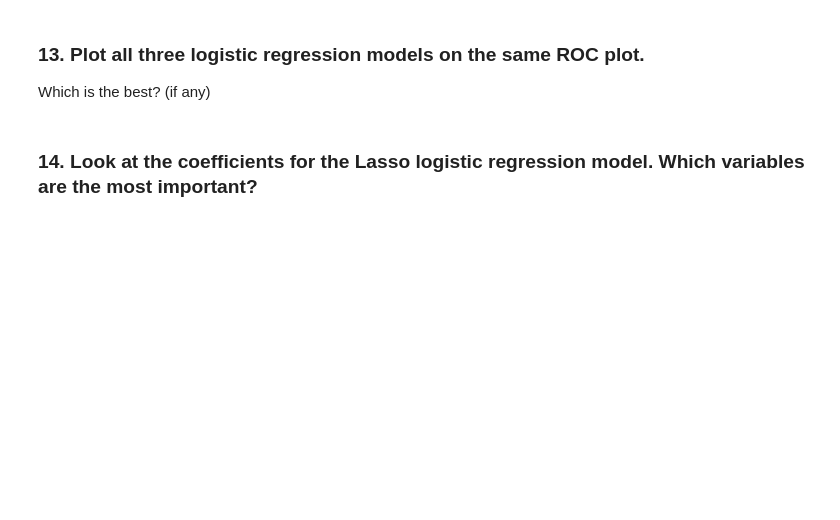
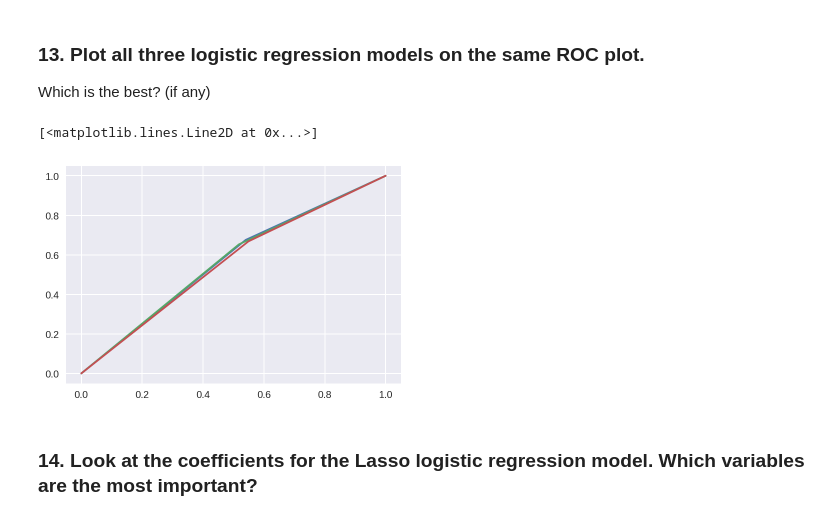
Before and after one commit to dimitrismistriotis/general_assembly_data_science_class, a Jupyter notebook: humour_classification/humor-classification.ipynb, the cells around one changed output. Saved outputs shown, nothing was run; the diff lists cells and outputs as text; code cells hidden in the pictures; blank space fills up the shorter version.

```diff
--- a/humour_classification/humor-classification.ipynb
+++ b/humour_classification/humor-classification.ipynb
@@ -339,0 +458,8 @@ Which performs better?
+# %%
+# A:
+lrlas = LogisticRegressionCV(penalty='l1', Cs=1000, cv=5, solver='liblinear')
+
+lrlas.fit(X_train, y_train)
+y_pred_las = lrlas.predict(X_test)
+y_pred_prob_las = lrlas.predict_proba(X_test)
+y_pred_las
@@ -349,0 +530,8 @@ Which is the best? (if any)
+# %%
+# A:
+plt.plot(roc_curve(y_test, y_pred)[0], roc_curve(y_test, y_pred)[1])
+plt.plot(roc_curve(y_test, y_pred_las)[0], roc_curve(y_test, y_pred_las)[1])
+plt.plot(roc_curve(y_test, y_pred_cv)[0], roc_curve(y_test, y_pred_cv)[1])
+# %% [output]
+[<matplotlib.lines.Line2D at 0x...>]
+[figure, added]
```
Also changed, not shown: parts of 32 cells of this notebook.
